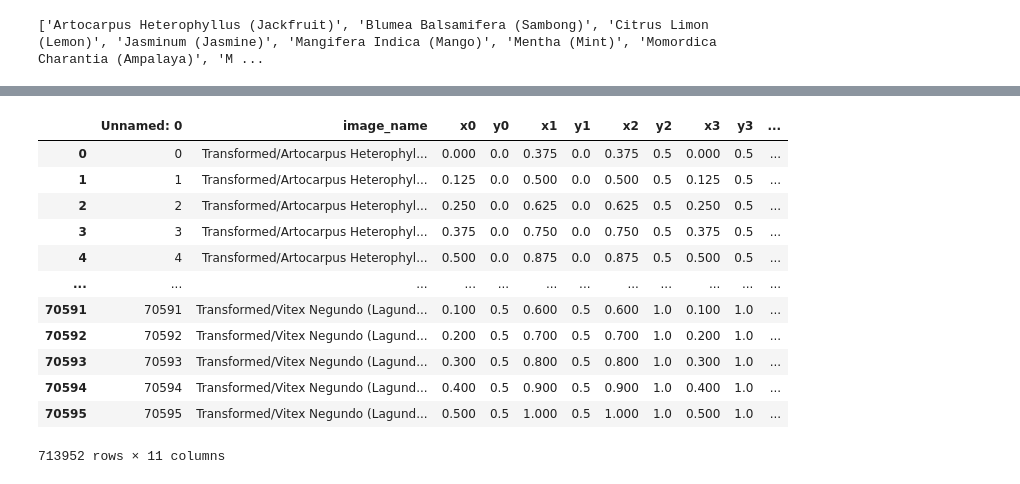
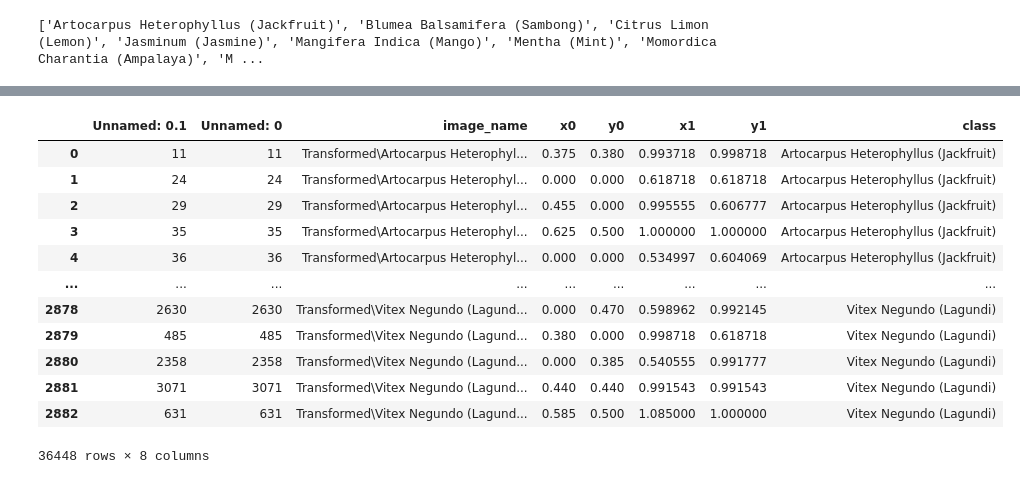
Before and after one commit to alaricespina/CPE124_E01_2Q2324_GROUP_1_SERVICE_LEARNING_REPOSITORY, a Jupyter notebook: Plant Classification Models/DatasetCreator.ipynb, the cells around one changed output, grey strips where cells are left out. Cells and saved outputs as stored; diff of their text form; code cells hidden in the pictures.

```diff
--- a/Plant Classification Models/DatasetCreator.ipynb
+++ b/Plant Classification Models/DatasetCreator.ipynb
@@ -33,9 +39,9 @@ def calculate_new_coords(degrees, x, y, iw, ih):
 # %%
 BASE_IMAGE_SIZE = ((100, 100))
 BASE_CANVAS_SIZE = ((200, 200))
-X_VARIATIONS = 5
-Y_VARIATIONS = 5
-ROTATION_VARIATION = 36
+X_VARIATIONS = 1
+Y_VARIATIONS = 1
+ROTATION_VARIATION = 16
 ROTATION_DEGREES = 360 / ROTATION_VARIATION
 DRAW_BOUNDING_BOX = False
 BORDER_WIDTH = 5
@@ -323,5 +151,4 @@ for folder in tqdm(folder_sources):
 # %%
-x = []
 for folder in tqdm(os.listdir(New_Dataset_path)):
     train_folder = os.path.join(New_Dataset_path, folder, "train")
     test_folder = os.path.join(New_Dataset_path, folder, "test")
@@ -384,7 +211,0 @@ Vitex Negundo (Lagundi)
-# %%
-_ = 0
-for df in x:
-    print(len(df))
-    _ += len(df)
-
-print(_)
@@ -405,17 +212,29 @@ X = pd.concat(x)
-# %%
-X
-# %% [output]
-|  | Unnamed: 0 | image_name | x0 | y0 | x1 | y1 | x2 | y2 | x3 | y3 | ... |
-| 0 | 0 | Transformed/Artocarpus Heterophyl... | 0.000 | 0.0 | 0.375 | 0.0 | 0.375 | 0.5 | 0.000 | 0.5 | ... |
-| 1 | 1 | Transformed/Artocarpus Heterophyl... | 0.125 | 0.0 | 0.500 | 0.0 | 0.500 | 0.5 | 0.125 | 0.5 | ... |
-| 2 | 2 | Transformed/Artocarpus Heterophyl... | 0.250 | 0.0 | 0.625 | 0.0 | 0.625 | 0.5 | 0.250 | 0.5 | ... |
-| 3 | 3 | Transformed/Artocarpus Heterophyl... | 0.375 | 0.0 | 0.750 | 0.0 | 0.750 | 0.5 | 0.375 | 0.5 | ... |
-| 4 | 4 | Transformed/Artocarpus Heterophyl... | 0.500 | 0.0 | 0.875 | 0.0 | 0.875 | 0.5 | 0.500 | 0.5 | ... |
-| ... | ... | ... | ... | ... | ... | ... | ... | ... | ... | ... | ... |
-| 70591 | 70591 | Transformed/Vitex Negundo (Lagund... | 0.100 | 0.5 | 0.600 | 0.5 | 0.600 | 1.0 | 0.100 | 1.0 | ... |
-| 70592 | 70592 | Transformed/Vitex Negundo (Lagund... | 0.200 | 0.5 | 0.700 | 0.5 | 0.700 | 1.0 | 0.200 | 1.0 | ... |
-| 70593 | 70593 | Transformed/Vitex Negundo (Lagund... | 0.300 | 0.5 | 0.800 | 0.5 | 0.800 | 1.0 | 0.300 | 1.0 | ... |
-| 70594 | 70594 | Transformed/Vitex Negundo (Lagund... | 0.400 | 0.5 | 0.900 | 0.5 | 0.900 | 1.0 | 0.400 | 1.0 | ... |
-| 70595 | 70595 | Transformed/Vitex Negundo (Lagund... | 0.500 | 0.5 | 1.000 | 0.5 | 1.000 | 1.0 | 0.500 | 1.0 | ... |
-713952 rows × 11 columns
+# %%
+appended_files = []
+for folder in os.listdir(New_Dataset_path):
+    csv_files = []
+    for file in os.listdir(os.path.join(New_Dataset_path, folder)):
+        if ("train" in file or "test" in file) and ".csv" in file:
+            df = pd.read_csv(os.path.join(New_Dataset_path, folder, file))
+            csv_files.append(df)
+
+    x = pd.concat(csv_files)
+    appended_files.append(x)
+# %%
+final_csv = pd.concat(appended_files)
+final_csv
+# %% [output]
+|  | Unnamed: 0.1 | Unnamed: 0 | image_name | x0 | y0 | x1 | y1 | class |
+| 0 | 11 | 11 | Transformed\Artocarpus Heterophyl... | 0.375 | 0.380 | 0.993718 | 0.998718 | Artocarpus Heterophyllus (Jackfruit) |
+| 1 | 24 | 24 | Transformed\Artocarpus Heterophyl... | 0.000 | 0.000 | 0.618718 | 0.618718 | Artocarpus Heterophyllus (Jackfruit) |
+| 2 | 29 | 29 | Transformed\Artocarpus Heterophyl... | 0.455 | 0.000 | 0.995555 | 0.606777 | Artocarpus Heterophyllus (Jackfruit) |
+| 3 | 35 | 35 | Transformed\Artocarpus Heterophyl... | 0.625 | 0.500 | 1.000000 | 1.000000 | Artocarpus Heterophyllus (Jackfruit) |
+| 4 | 36 | 36 | Transformed\Artocarpus Heterophyl... | 0.000 | 0.000 | 0.534997 | 0.604069 | Artocarpus Heterophyllus (Jackfruit) |
+| ... | ... | ... | ... | ... | ... | ... | ... | ... |
+| 2878 | 2630 | 2630 | Transformed\Vitex Negundo (Lagund... | 0.000 | 0.470 | 0.598962 | 0.992145 | Vitex Negundo (Lagundi) |
+| 2879 | 485 | 485 | Transformed\Vitex Negundo (Lagund... | 0.380 | 0.000 | 0.998718 | 0.618718 | Vitex Negundo (Lagundi) |
+| 2880 | 2358 | 2358 | Transformed\Vitex Negundo (Lagund... | 0.000 | 0.385 | 0.540555 | 0.991777 | Vitex Negundo (Lagundi) |
+| 2881 | 3071 | 3071 | Transformed\Vitex Negundo (Lagund... | 0.440 | 0.440 | 0.991543 | 0.991543 | Vitex Negundo (Lagundi) |
+| 2882 | 631 | 631 | Transformed\Vitex Negundo (Lagund... | 0.585 | 0.500 | 1.085000 | 1.000000 | Vitex Negundo (Lagundi) |
+36448 rows × 8 columns
 # %%
```
Also changed, not shown: parts of 9 cells of this notebook, 18 other files.
